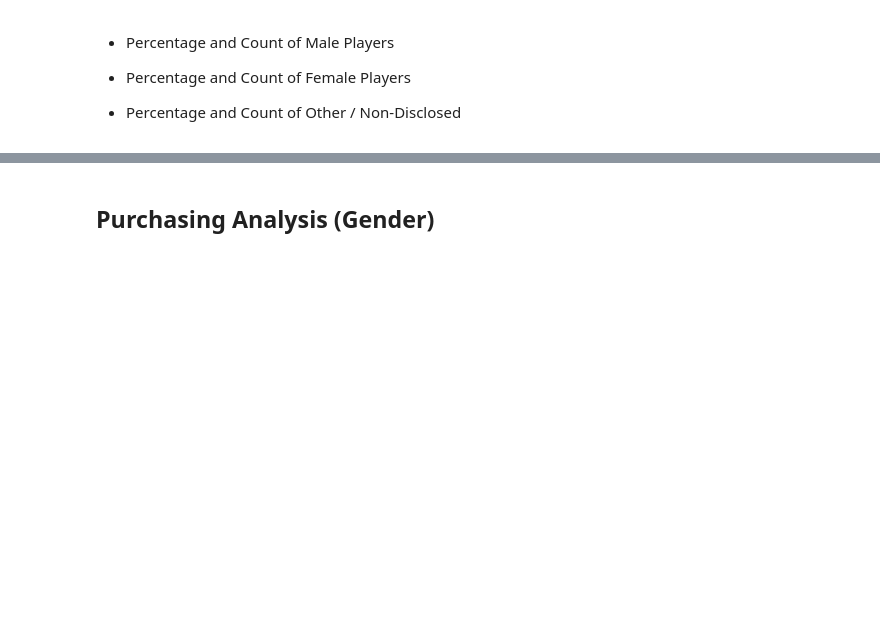
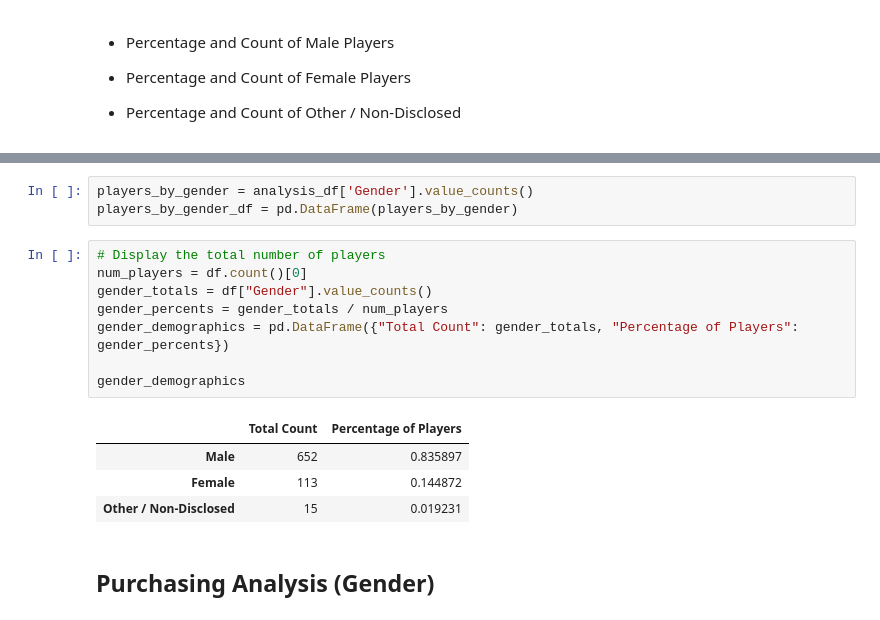
Before and after one commit to mindyketchum9/pandas-challenge, a Jupyter notebook: HeroesOfPymoli/HeroesOfPymoli_starter.ipynb, the cells around one changed output, grey strips where cells are left out. Saved outputs shown, nothing was run; the diff lists cells and outputs as text; blank space fills up the shorter version.

```diff
--- a/HeroesOfPymoli/HeroesOfPymoli_starter.ipynb
+++ b/HeroesOfPymoli/HeroesOfPymoli_starter.ipynb
@@ -70,3 +96,19 @@ df["SN"].nunique()
+# %%
+players_by_gender = analysis_df['Gender'].value_counts()
+players_by_gender_df = pd.DataFrame(players_by_gender)
+# %%
+# Display the total number of players
+num_players = df.count()[0]
+gender_totals = df["Gender"].value_counts()
+gender_percents = gender_totals / num_players
+gender_demographics = pd.DataFrame({"Total Count": gender_totals, "Percentage of Players": gender_percents})
+
+gender_demographics
+# %% [output]
+|  | Total Count | Percentage of Players |
+| Male | 652 | 0.835897 |
+| Female | 113 | 0.144872 |
+| Other / Non-Disclosed | 15 | 0.019231 |
 # %% [markdown]
 
 ## Purchasing Analysis (Gender)
```
Also changed, not shown: parts of 20 cells of this notebook.
